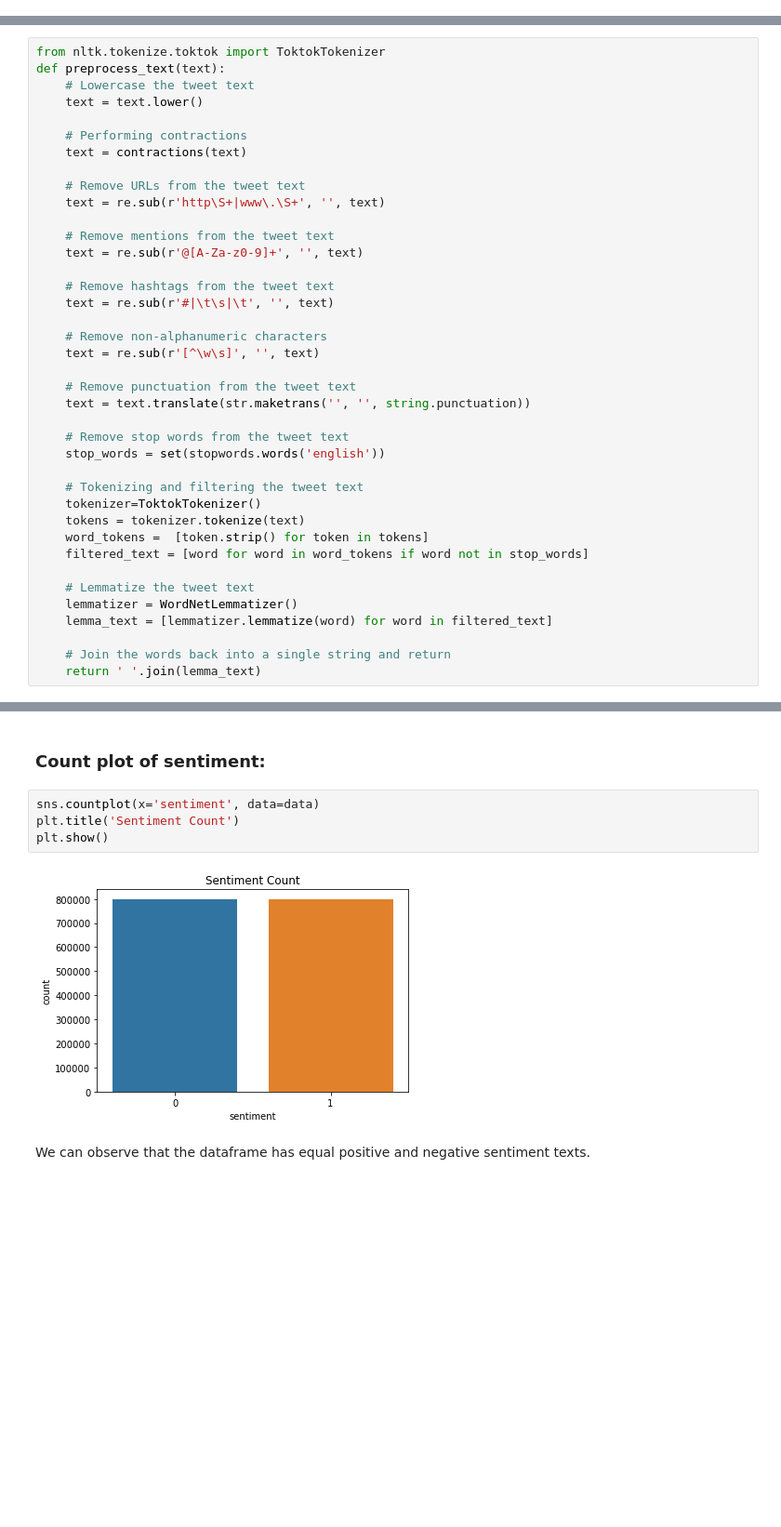
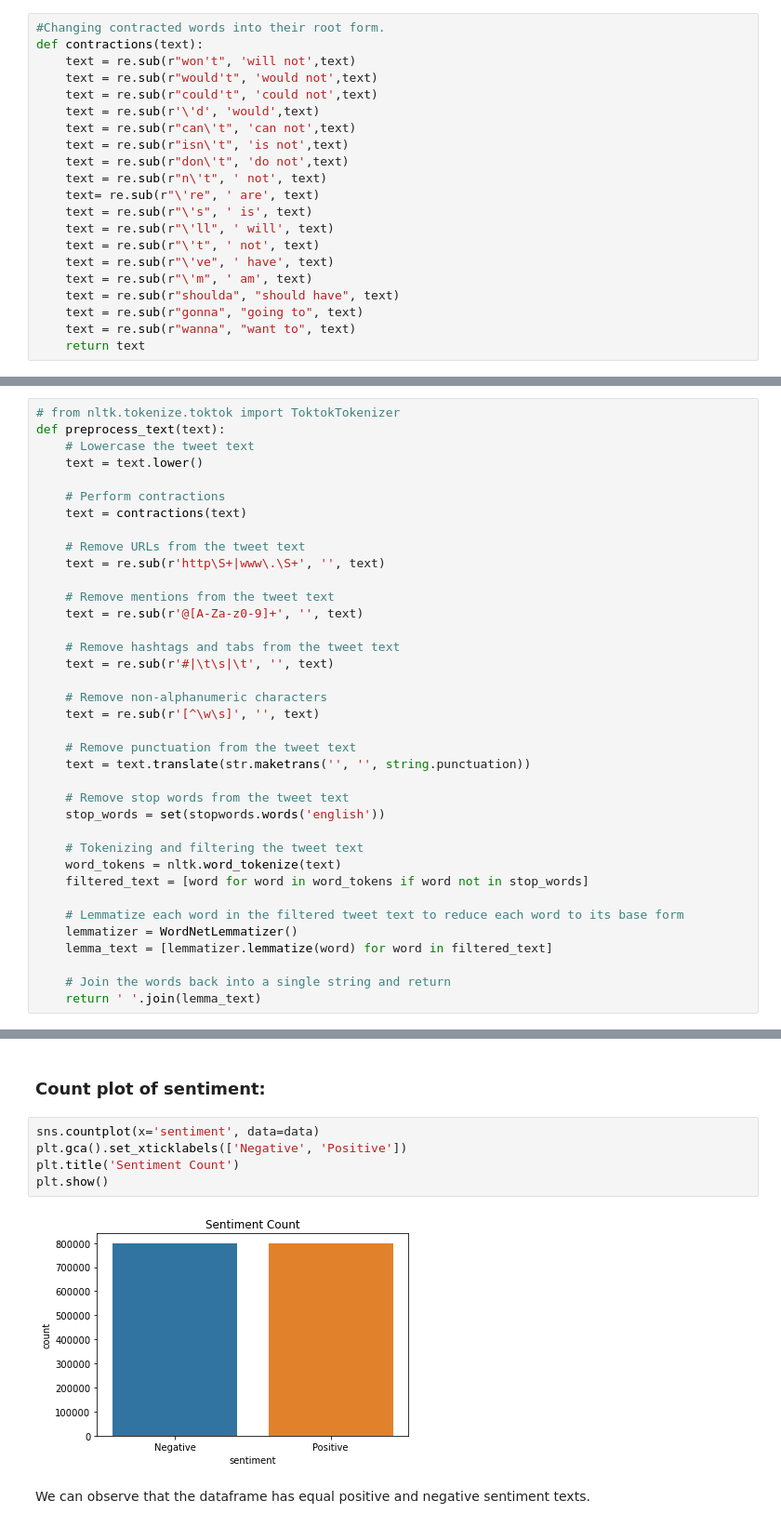
Before and after one commit to thomson18/sentiment_analysis, a Jupyter notebook: sentiment_analysis.ipynb, the cells around one changed output, grey strips where cells are left out. Shown at 93% size. Saved outputs shown, nothing was run; the diff lists cells and outputs as text; blank space fills up the shorter version.

```diff
--- a/sentiment_analysis.ipynb
+++ b/sentiment_analysis.ipynb
@@ -82,3 +66,24 @@ def contractions(text):
 # %% [markdown]
 This indicates that there are no null values in any of the columns of the dataframe.
+# %%
+#Changing contracted words into their root form.
+def contractions(text):
+    text = re.sub(r"won't", 'will not',text)
+    text = re.sub(r"would't", 'would not',text)
+    text = re.sub(r"could't", 'could not',text)
+    text = re.sub(r'\'d', 'would',text)
+    text = re.sub(r"can\'t", 'can not',text)
+    text = re.sub(r"isn\'t", 'is not',text)
+    text = re.sub(r"don\'t", 'do not',text)
+    text = re.sub(r"n\'t", ' not', text)
+    text= re.sub(r"\'re", ' are', text)
+    text = re.sub(r"\'s", ' is', text)
+    text = re.sub(r"\'ll", ' will', text)
+    text = re.sub(r"\'t", ' not', text)
+    text = re.sub(r"\'ve", ' have', text)
+    text = re.sub(r"\'m", ' am', text)
+    text = re.sub(r"shoulda", "should have", text)
+    text = re.sub(r"gonna", "going to", text)
+    text = re.sub(r"wanna", "want to", text)
+    return text
 # %% [markdown]
@@ -86,10 +91,10 @@ Defining the pre-processing steps for the tweets in the text column.
 # %%
-from nltk.tokenize.toktok import ToktokTokenizer
+# from nltk.tokenize.toktok import ToktokTokenizer
 def preprocess_text(text):
     # Lowercase the tweet text
     text = text.lower()
 
-    # Performing contractions
+    # Perform contractions
     text = contractions(text)
 
     # Remove URLs from the tweet text
@@ -98,7 +103,7 @@ def preprocess_text(text):
     # Remove mentions from the tweet text
     text = re.sub(r'@[A-Za-z0-9]+', '', text)
 
-    # Remove hashtags from the tweet text
+    # Remove hashtags and tabs from the tweet text
     text = re.sub(r'#|\t\s|\t', '', text)
 
     # Remove non-alphanumeric characters
@@ -111,12 +116,10 @@ def preprocess_text(text):
     stop_words = set(stopwords.words('english'))
 
     # Tokenizing and filtering the tweet text
-    tokenizer=ToktokTokenizer()
-    tokens = tokenizer.tokenize(text)
-    word_tokens =  [token.strip() for token in tokens]
+    word_tokens = nltk.word_tokenize(text)
     filtered_text = [word for word in word_tokens if word not in stop_words]
 
-    # Lemmatize the tweet text
+    # Lemmatize each word in the filtered tweet text to reduce each word to its base form
     lemmatizer = WordNetLemmatizer()
     lemma_text = [lemmatizer.lemmatize(word) for word in filtered_text]
 
@@ -232,10 +224,11 @@ data.describe(include='all')
 ### Count plot of sentiment:
 # %%
 sns.countplot(x='sentiment', data=data)
+plt.gca().set_xticklabels(['Negative', 'Positive'])
 plt.title('Sentiment Count')
 plt.show()
 # %% [output]
-[figure, old version]
+[figure, new version]
 # %% [markdown]
 We can observe that the dataframe has equal positive and negative sentiment texts.
 # %% [markdown]
```
Also changed, not shown: parts of 26 cells of this notebook.
